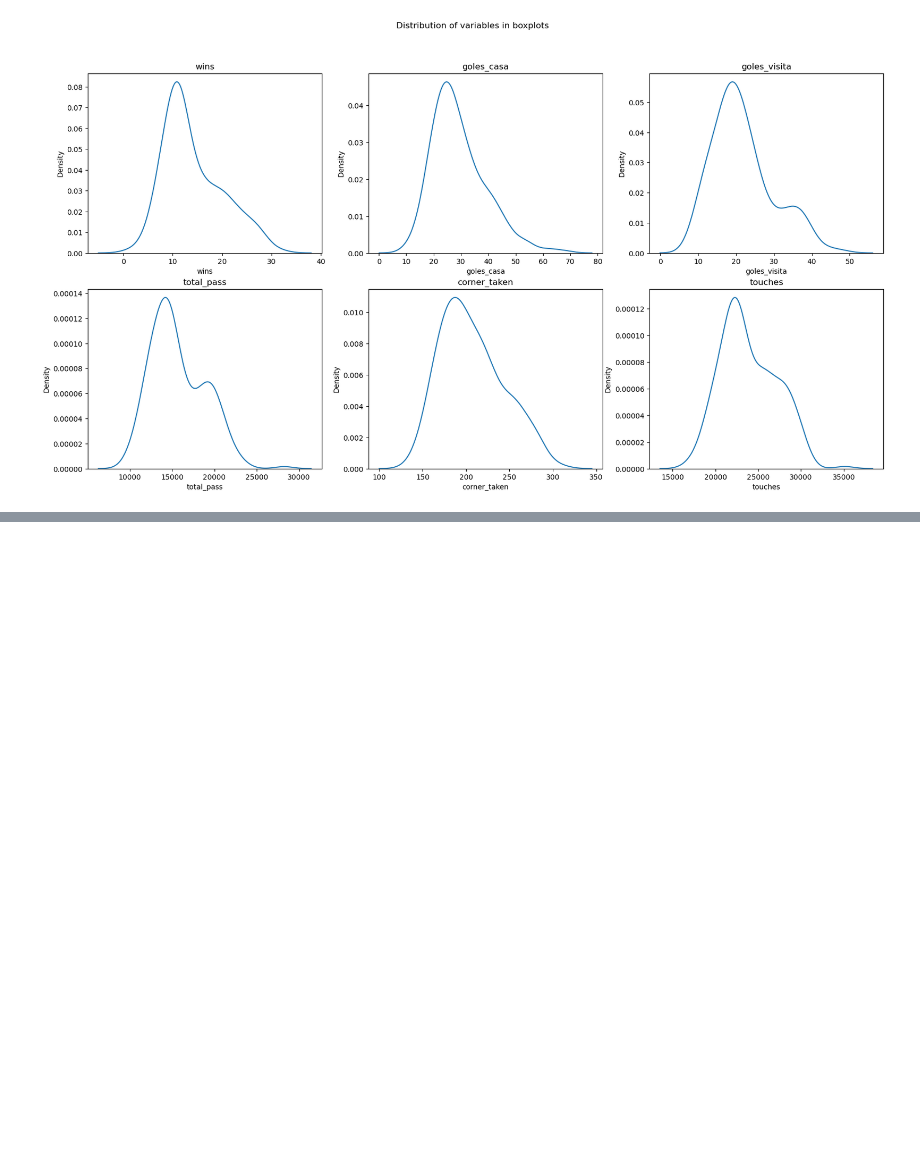
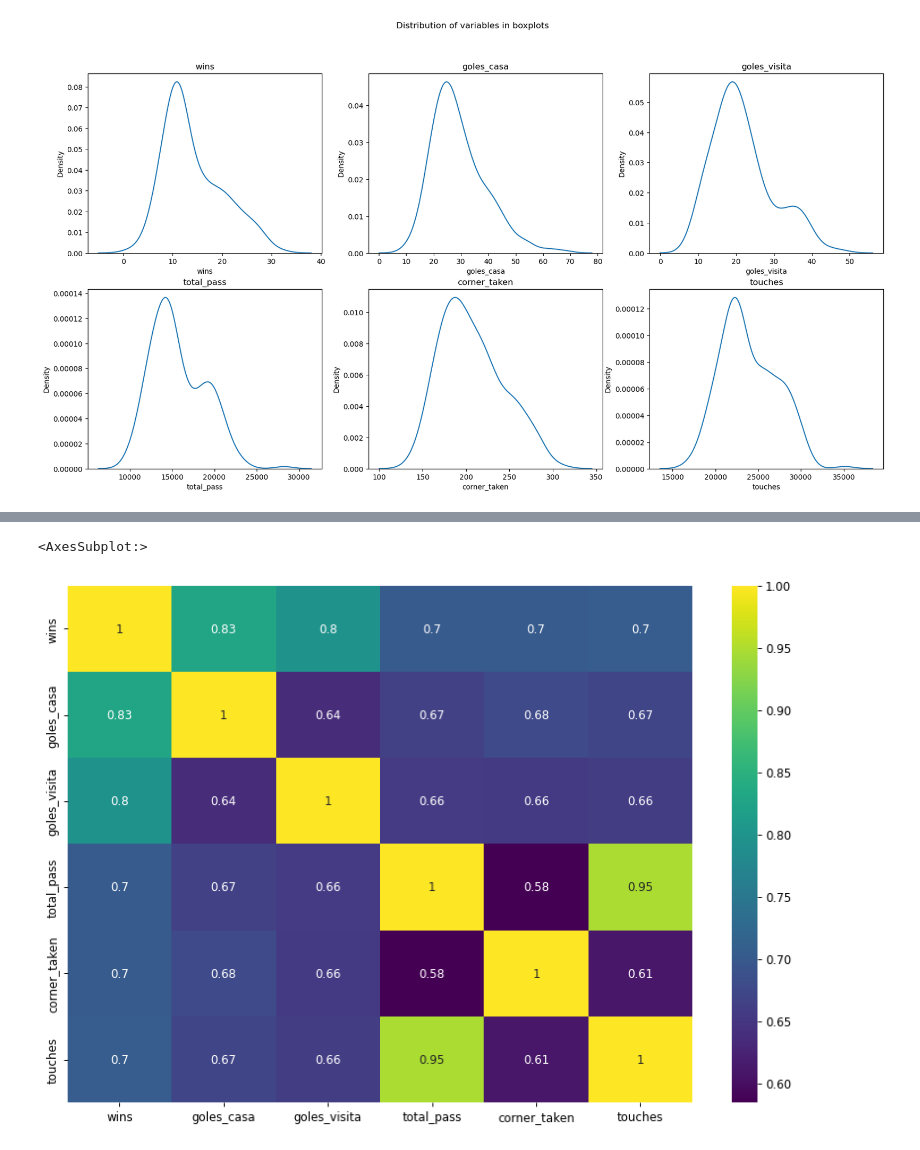
Before and after one commit to zandrev099/MID-Bootcamp-Project, a Jupyter notebook: Premier_L.ipynb, the cells around one changed output, grey strips where cells are left out. Cells and saved outputs as stored; diff of their text form; code cells hidden in the pictures; blank space fills up the shorter version.

```diff
--- a/Premier_L.ipynb
+++ b/Premier_L.ipynb
@@ -202,3 +216,13 @@ for column in df.columns[1:-1]:
+# %%
+# Correlación entre variables seleccionadas para modelo
+
+plt.figure(figsize=(12,8),dpi =85)
+
+corr_matrix = df_num.corr()
+sns.heatmap(corr_matrix, annot=True, cmap='viridis')
+# %% [output]
+<AxesSubplot:>
+[figure, added]
 # %%
 # No hay necesidad de quitar "OUTLIER"
 # NO hubo "nulos" que dropear
```
Also changed, not shown: parts of 33 cells of this notebook.
